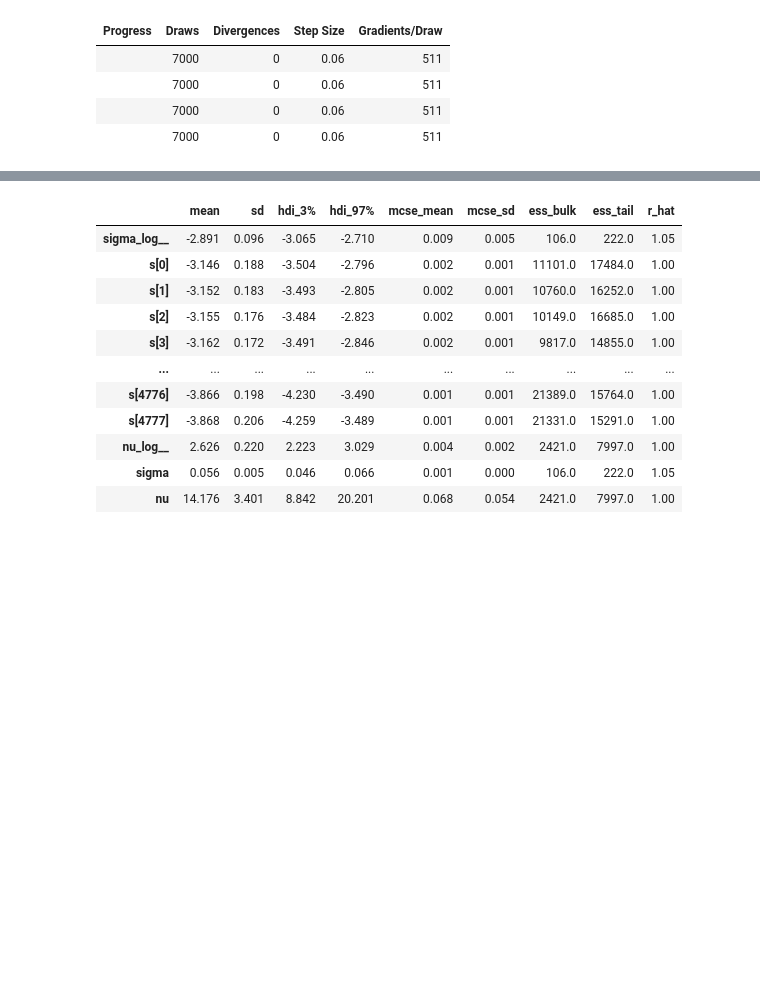
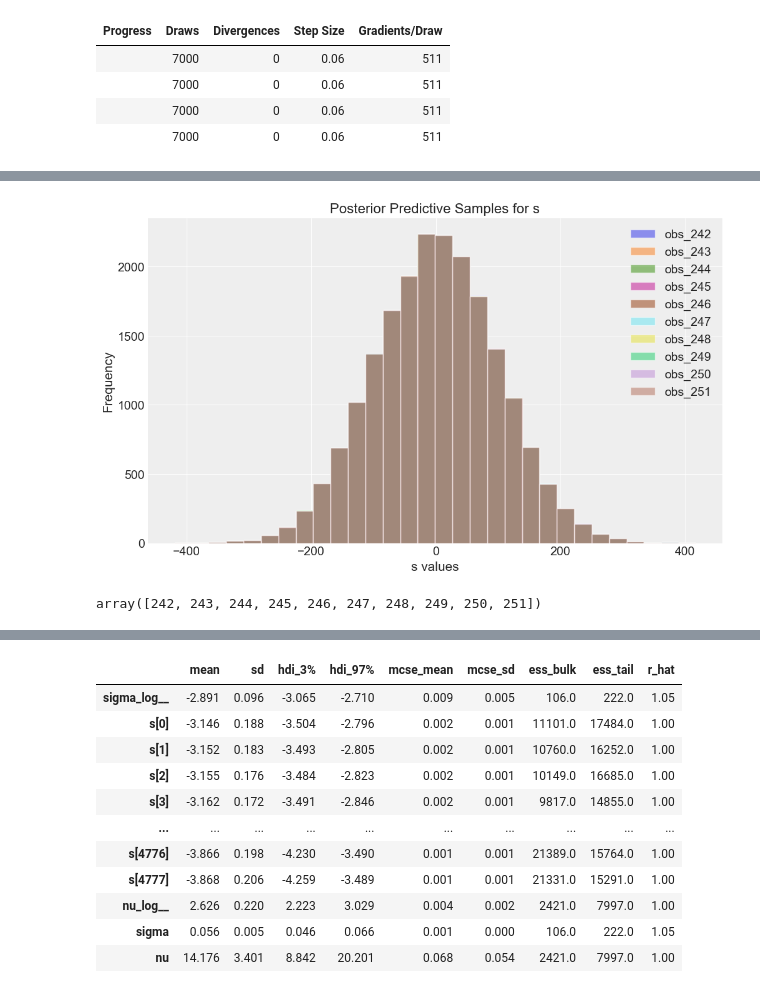
Before and after one commit to Barroclough01/machine-learning-for-trading, a Jupyter notebook: 10_bayesian_machine_learning/05_stochastic_volatility_predictions.ipynb, the cells around one changed output, grey strips where cells are left out. Cells and saved outputs as stored; diff of their text form; code cells hidden in the pictures; blank space fills up the shorter version.

```diff
--- a/10_bayesian_machine_learning/05_stochastic_volatility_predictions.ipynb
+++ b/10_bayesian_machine_learning/05_stochastic_volatility_predictions.ipynb
@@ -117,0 +126,19 @@ Warmup iterations saved (warmup_*).
+# %%
+# 4. Posterior predictive check for the last 10 points
+# az.plot_ppc(trace, var_names=['s'], coords={'obs_id': ids})
+# Just plot the posterior predictive samples for 's'
+s_pred = trace.posterior_predictive.s.isel(obs_id=ids)
+
+fig, ax = plt.subplots(figsize=(10, 6))
+for i in range(len(ids)):
+    # Plot samples for each observation
+    samples = s_pred.isel(obs_id=i).values.flatten()
+    ax.hist(samples, alpha=0.5, label=f'obs_{ids[i]}', bins=30)
+
+ax.set_xlabel('s values')
+ax.set_ylabel('Frequency')
+ax.set_title('Posterior Predictive Samples for s')
+ax.legend()
+plt.show()
+# %% [output]
+[figure, added]
@@ -117,0 +147,4 @@ Warmup iterations saved (warmup_*).
+# %%
+ids
+# %% [output]
+array([242, 243, 244, 245, 246, 247, 248, 249, 250, 251])
```
Also changed, not shown: parts of 16 cells of this notebook.
